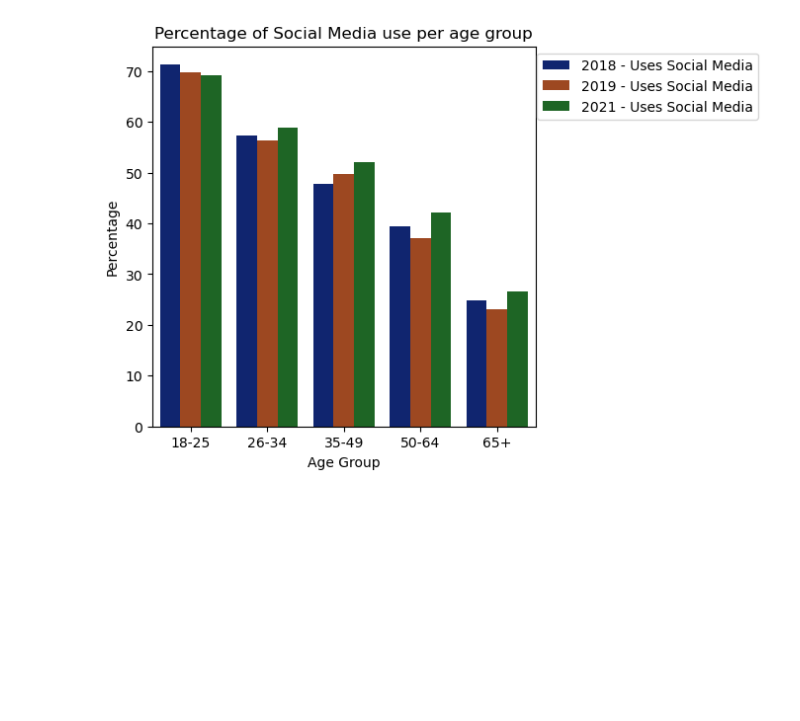
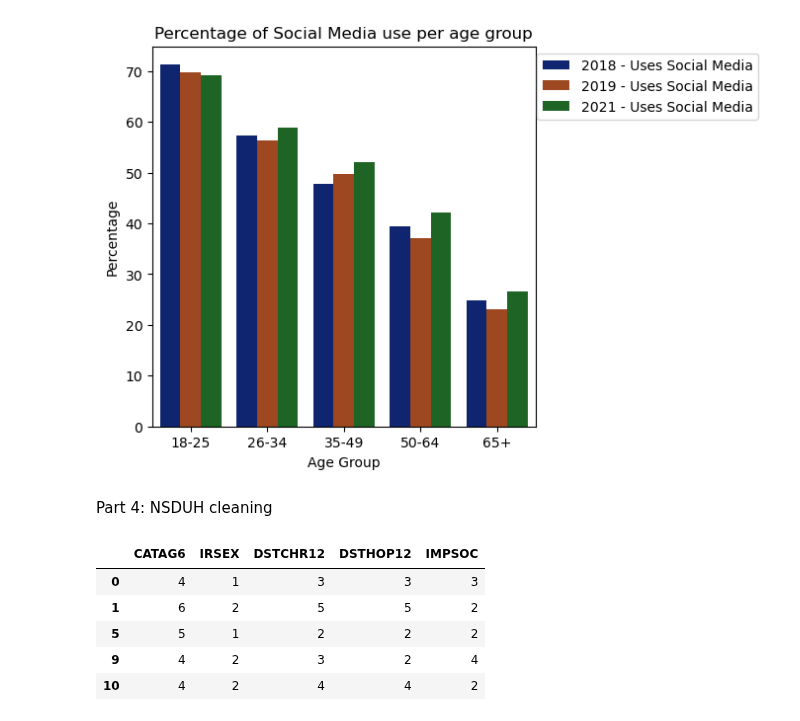
Before and after one commit to uic-cs418/group-project-gamon, a Jupyter notebook: synthia.ipynb, the cells around one changed output. Cells and saved outputs as stored; diff of their text form; code cells hidden in the pictures; blank space fills up the shorter version.

```diff
--- a/synthia.ipynb
+++ b/synthia.ipynb
@@ -272,3 +273,42 @@ plt.legend(loc='upper right', bbox_to_anchor=(1.6, 1))
 plt.show()
 # %% [output]
 [figure]
+# %% [markdown]
+Part 4: NSDUH cleaning
+# %%
+NSDUH2021Cols = ["CATAG6", "AGE3","IRSEX","AUINPYR","AURXYR","YEATNDYR","YESCHFLT","YEPRBSLV","DSTNRV30","DSTHOP30","DSTCHR30","DSTNGD30","DSTWORST","DSTNRV12","DSTHOP12","DSTCHR12","DSTNGD12","IMPCONCN","IMPGOUT","IMPPEOP","IMPSOC","IMPSOCM","SUICTHNK","SUIPLANYR","ADDPREV"]
+NSDUH201819Cols = ["CATAG6", "AGE2", "IRSEX", "AUINPYR","AURXYR","YEATNDYR","YESCHFLT","YEPRBSLV","DSTNRV30","DSTHOP30","DSTCHR30","DSTNGD30","DSTWORST","DSTNRV12","DSTHOP12","DSTCHR12","DSTNGD12","IMPCONCN","IMPGOUT","IMPPEOP","IMPSOC","IMPSOCM","SUICTHNK","ADDPREV"]
+NSDUH2019_wantedCols = readInAndGetWantedColumns("datasets/National Survey on Drug Use and Health 2019/NSDUH_2019_Tab.txt", "txt", NSDUH201819Cols)
+NSDUH2018_wantedCols = readInAndGetWantedColumns("datasets/National Survey on Drug Use and Health 2018/NSDUH_2018_Tab.tsv", "tsv", NSDUH201819Cols)
+NSDUH2021_wantedCols = readInAndGetWantedColumns("datasets/National Survey on Drug Use and Health 2021/NSDUH_2021_Tab.txt", "txt", NSDUH2021Cols)
+# %%
+# NSDUH2021_wantedCols.rename(columns={'AGE3': 'AGE2'}, inplace=True)
+# #Create buckets for consistent labels for age
+# NSDUH2018_wantedCols['AGE2'] = pd.cut(NSDUH2018_wantedCols['AGE2'], bins=[0, 13, 15, 16, 17, float('inf')],
+#                        labels=[0, 1, 2, 3, 4])
+# NSDUH2019_wantedCols['AGE2'] = pd.cut(NSDUH2019_wantedCols['AGE2'], bins=[0, 13, 15, 16, 17, float('inf')],
+#                        labels=[0, 1, 2, 3, 4])
+# NSDUH2021_wantedCols['AGE2'] = pd.cut(NSDUH2021_wantedCols['AGE2'], bins=[0, 7, 9, 10, 11, float('inf')],
+#                        labels=[0, 1, 2, 3, 4])
+
+NSDUH_all = pd.concat([NSDUH2019_wantedCols,NSDUH2018_wantedCols, NSDUH2021_wantedCols], ignore_index=True)
+# %%
+# NSDUH_slim = NSDUH_all[['AGE2', 'IRSEX', 'DSTCHR12', 'IMPSOC']]
+
+NSDUH_slim = NSDUH_all[['CATAG6', 'IRSEX', 'DSTCHR12', 'DSTHOP12', 'IMPSOC']]
+NSDUH_slim = NSDUH_slim.apply(pd.to_numeric, errors='coerce')
+NSDUH_slim.fillna(0, inplace=True)
+
+#Remove refused vals
+NSDUH_slim = NSDUH_slim[NSDUH_slim['DSTCHR12'] < 85]
+NSDUH_slim = NSDUH_slim[NSDUH_slim['IMPSOC'] < 85]
+NSDUH_slim = NSDUH_slim[NSDUH_slim['DSTHOP12'] < 85]
+# %%
+NSDUH_slim.head()
+# %% [output]
+|  | CATAG6 | IRSEX | DSTCHR12 | DSTHOP12 | IMPSOC |
+| 0 | 4 | 1 | 3 | 3 | 3 |
+| 1 | 6 | 2 | 5 | 5 | 2 |
+| 5 | 5 | 1 | 2 | 2 | 2 |
+| 9 | 4 | 2 | 3 | 2 | 4 |
+| 10 | 4 | 2 | 4 | 4 | 2 |
```
Also changed, not shown: 2 other files.
